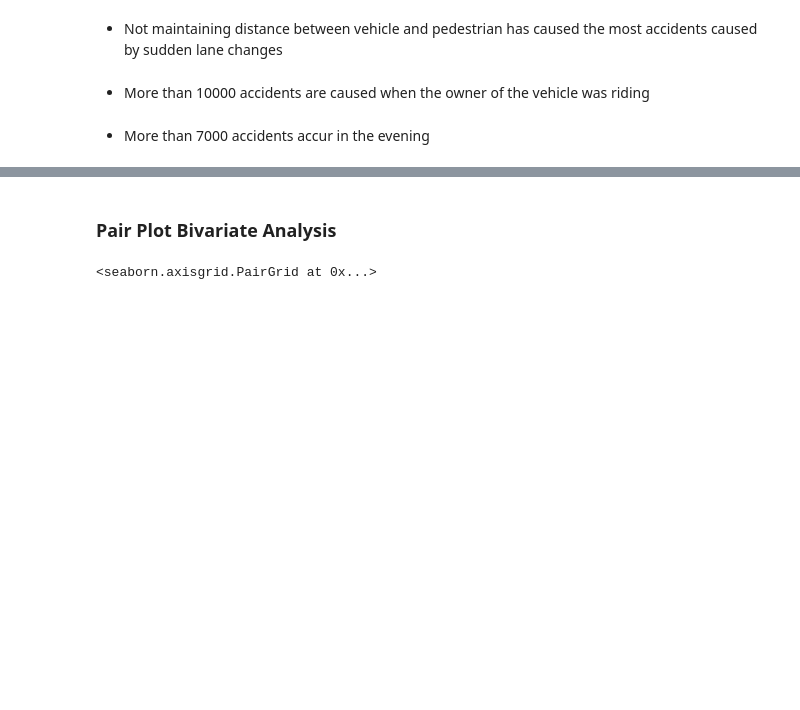
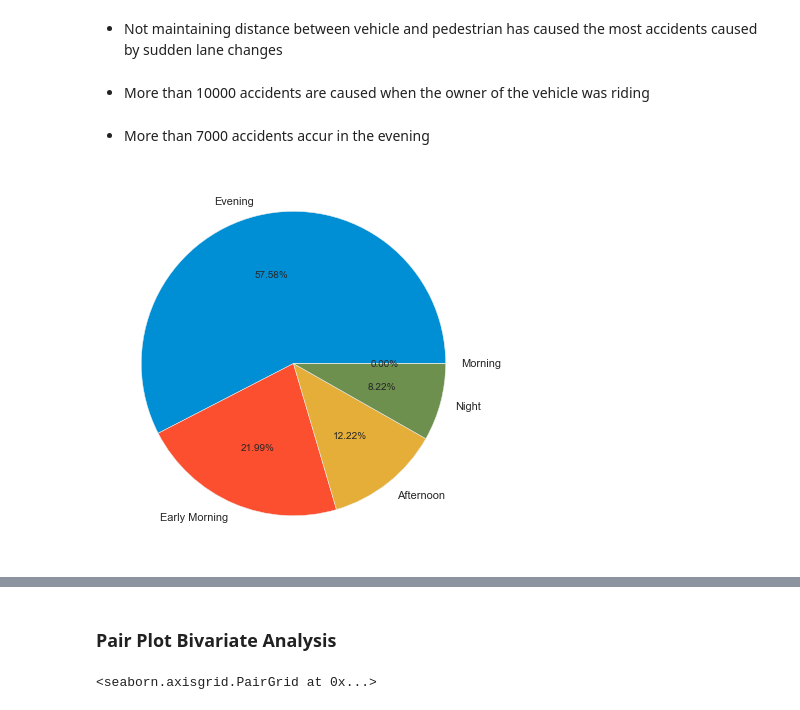
Before and after one commit to vedanthv/Road-Traffic-Accident-Severity-Classification, a Jupyter notebook: RoadTrafficSeverityProject EDA.ipynb, the cells around one changed output, grey strips where cells are left out. Drawn from its saved outputs; the diff is of its cells as text; code cells hidden in the pictures; blank space fills up the shorter version.

Commit message:
pie charts basic analysis

```diff
--- a/RoadTrafficSeverityProject EDA.ipynb
+++ b/RoadTrafficSeverityProject EDA.ipynb
@@ -483,3 +483,11 @@ for col in df1.select_dtypes(include='object'):
 - More than 10000 accidents are caused when the owner of the vehicle was riding
 # %% [markdown]
 - More than 7000 accidents accur in the evening
+# %%
+plt.figure(figsize=(10,7))
+plt.pie(x=df1['Time_of_day'].value_counts().values,
+        labels=df1['Time_of_day'].value_counts().index,
+        autopct='%2.2f%%')
+plt.show()
+# %% [output]
+[figure, added]
```
Also changed, not shown: parts of 1 cell of this notebook.
